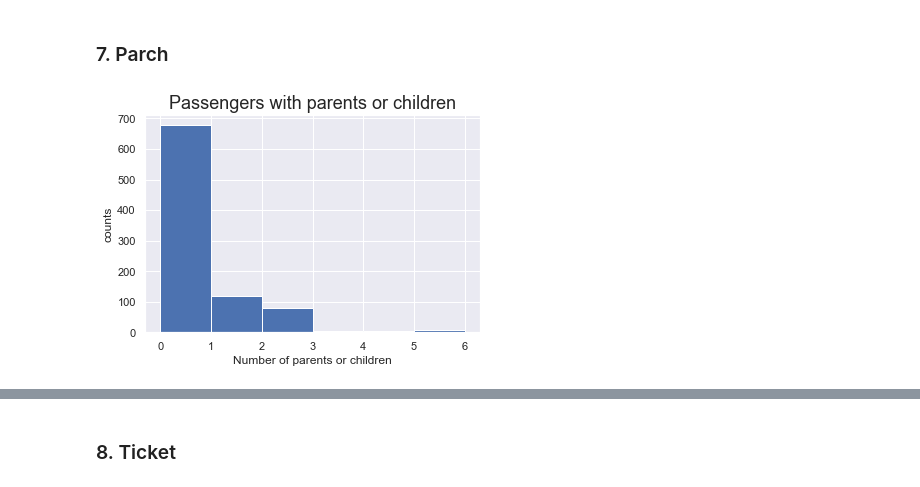
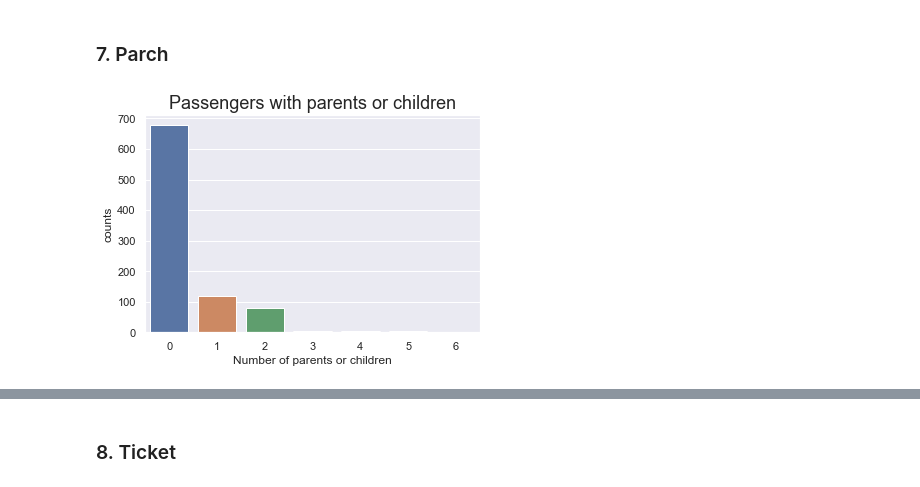
Before and after one commit to carlotta-marchis/Titanic-competition, a Jupyter notebook: The Data.ipynb, the cells around one changed output, grey strips where cells are left out. Drawn from its saved outputs; the diff is of its cells as text; code cells hidden in the pictures.

```diff
--- a/The Data.ipynb
+++ b/The Data.ipynb
@@ -10,7 +10,6 @@ import seaborn as sns; sns.set()
 # %% [markdown]
 Importing the 'train.csv' file into a DataFrame:
 # %%
-data = pd.read_csv('input/train.csv', index_col=['PassengerId'])
-data.index.names = ['PId']
+data = pd.read_csv('input/train.csv')
 data.head()
 # %% [output]
@@ -164,9 +188,9 @@ plt.title('Passengers with siblings or a spouse', size=18);
 # %% [markdown]
 ### 7. Parch
 # %%
-plt.hist(data['Parch'], bins=6)
+sns.countplot(x='Parch', data=data)
 plt.xlabel('Number of parents or children')
 plt.ylabel('counts')
 plt.title('Passengers with parents or children', size=18);
 # %% [output]
-[figure, old version]
+[figure, new version]
```
Also changed, not shown: parts of 30 cells of this notebook.
